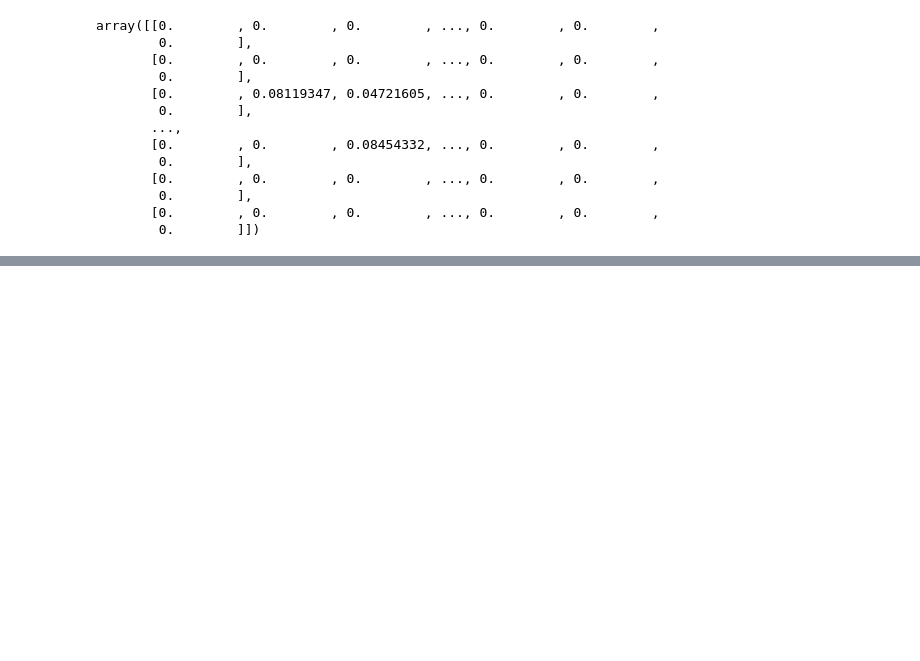
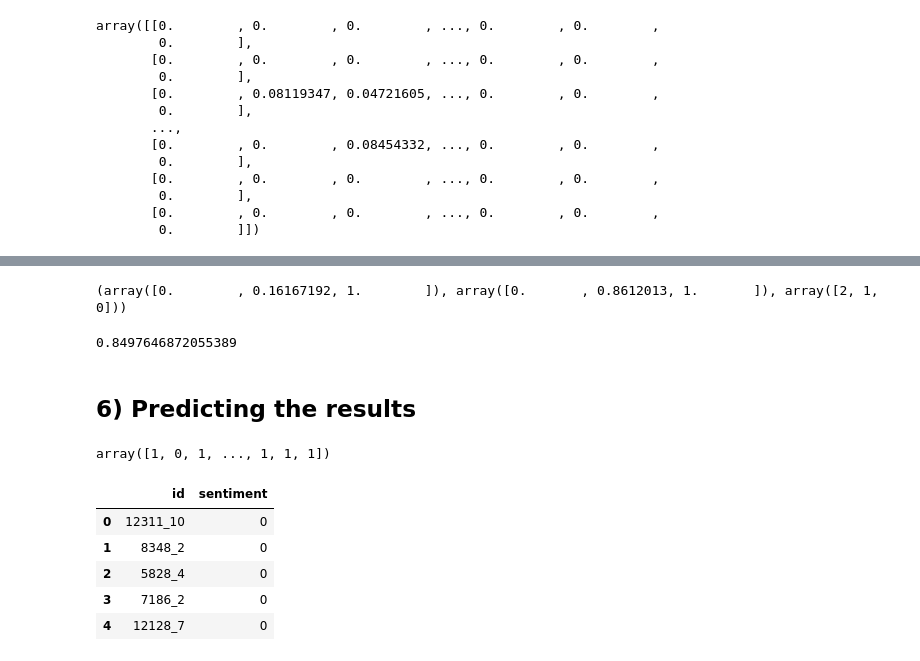
Before and after one commit to akash1309/Bag-Of-Words-Meets-Bags-of-Popcorn, a Jupyter notebook: Movie_Review.ipynb, the cells around one changed output, grey strips where cells are left out. Cells and saved outputs as stored; diff of their text form; code cells hidden in the pictures; blank space fills up the shorter version.

```diff
--- a/Movie_Review.ipynb
+++ b/Movie_Review.ipynb
@@ -244,0 +274,10 @@ array([[0.        , 0.        , 0.        , ..., 0.        , 0.        ,
+# %%
+print(roc_curve(y_val_pred,y_val))
+# %% [output]
+(array([0.        , 0.16167192, 1.        ]), array([0.       , 0.8612013, 1.       ]), array([2, 1, 0]))
+# %%
+print(roc_auc_score(y_val_pred,y_val))
+# %% [output]
+0.8497646872055389
+# %% [markdown]
+## 6) Predicting the results
@@ -244,0 +286,16 @@ array([[0.        , 0.        , 0.        , ..., 0.        , 0.        ,
+# %%
+y_pred
+# %% [output]
+array([1, 0, 1, ..., 1, 1, 1])
+# %%
+# putting result in submission file
+
+submission_file = pd.read_csv('drive/My Drive/Pytorch_DataSet/Bag Of Words Meets Bags of popcorn/sampleSubmission.csv')
+submission_file.head()
+# %% [output]
+|  | id | sentiment |
+| 0 | 12311_10 | 0 |
+| 1 | 8348_2 | 0 |
+| 2 | 5828_4 | 0 |
+| 3 | 7186_2 | 0 |
+| 4 | 12128_7 | 0 |
```
Also changed, not shown: parts of 13 cells of this notebook.
